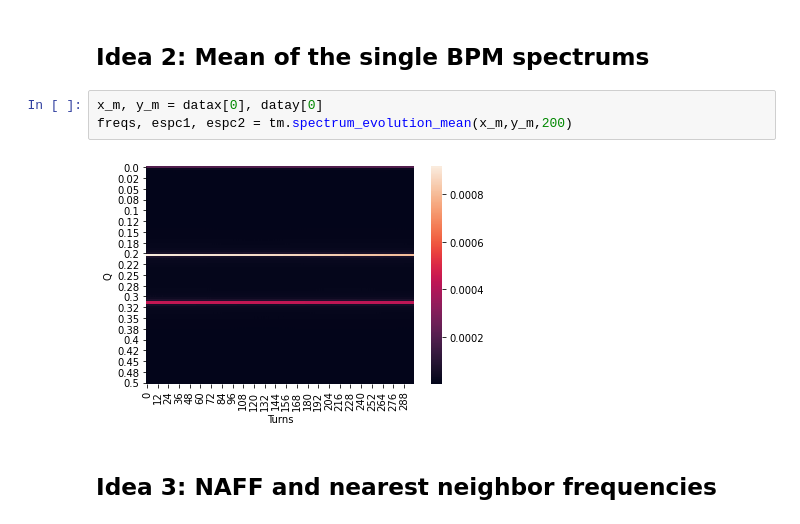
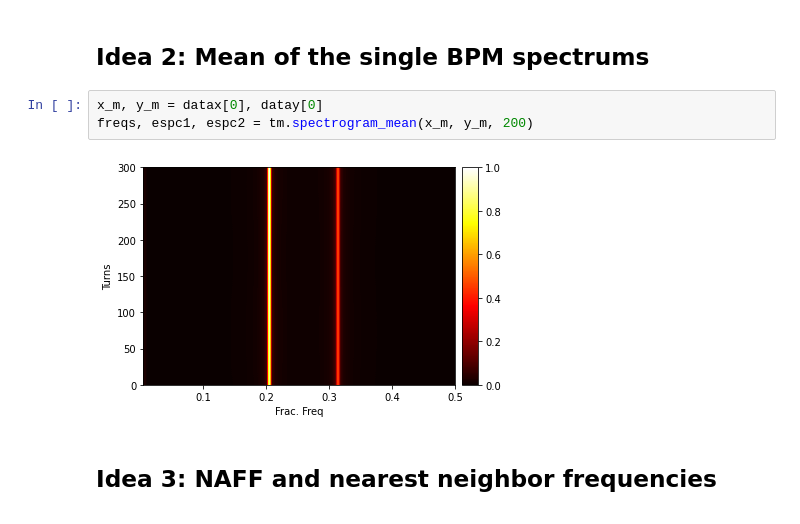
Before and after one commit to lnls-fac/apsuite, a Jupyter notebook: apsuite/emittance_exchange/bo_tune_measure/tune_measure_tests.ipynb, the cells around one changed output. Saved outputs shown, nothing was run; the diff lists cells and outputs as text.

```diff
--- a/apsuite/emittance_exchange/bo_tune_measure/tune_measure_tests.ipynb
+++ b/apsuite/emittance_exchange/bo_tune_measure/tune_measure_tests.ipynb
@@ -184,9 +184,9 @@ np.diff(freqs).unique()
 ## Idea 2: Mean of the single BPM spectrums
 # %%
 x_m, y_m = datax[0], datay[0]
-freqs, espc1, espc2 = tm.spectrum_evolution_mean(x_m,y_m,200)
+freqs, espc1, espc2 = tm.spectrogram_mean(x_m, y_m, 200)
 # %% [output]
-[figure, old version]
+[figure, new version]
 # %% [markdown]
 ## Idea 3: NAFF and nearest neighbor frequencies
 # %% [markdown]
```
Also changed, not shown: parts of 4 cells of this notebook, 1 other file.
